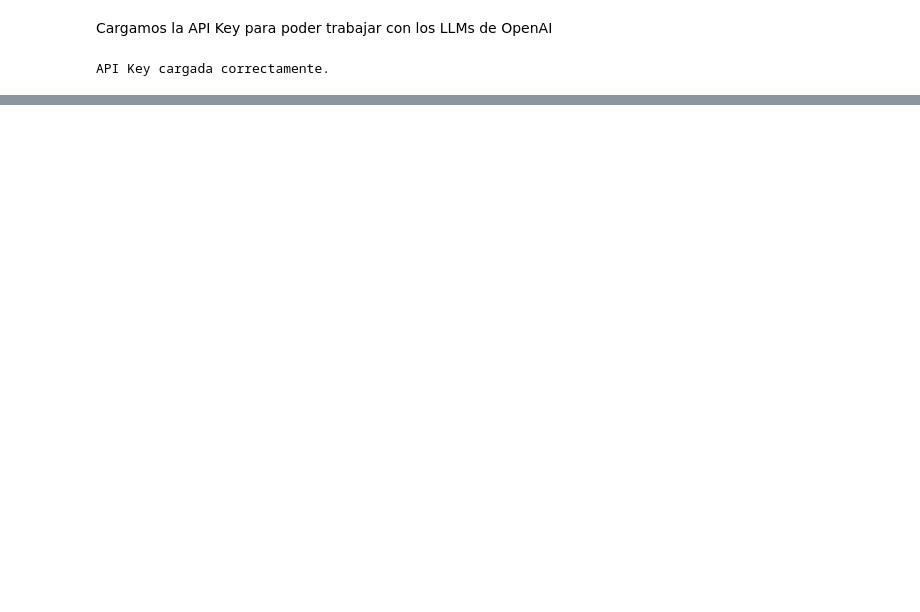
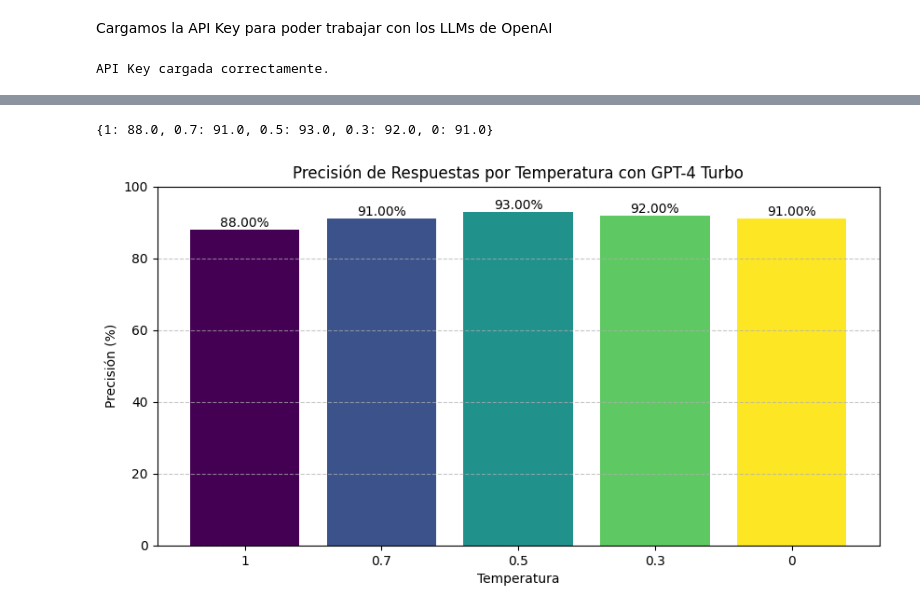
Before and after one commit to GonzaloPahissa/TFG_Gonzalo_Arguedas, a Jupyter notebook: src/OpenAI.ipynb, the cells around one changed output, grey strips where cells are left out. Saved outputs shown, nothing was run; the diff lists cells and outputs as text; code cells hidden in the pictures; blank space fills up the shorter version.

```diff
--- a/src/OpenAI.ipynb
+++ b/src/OpenAI.ipynb
@@ -64 +278,15 @@ API Key cargada correctamente.
+# %%
+def extraer_etiqueta_(respuesta):
+    """Extrae la etiqueta de la respuesta generada por el modelo."""
+    patterns = [
+        r"THE CORRECT ANSWER IS (\w):",
+        r"^\s*(\w)\.",
+        r"^\s*(\w)\s",
+        r"RESPUESTA CORRECTA: (\w)",
+    ]
+    for pattern in patterns:
+        match = re.search(pattern, respuesta, re.IGNORECASE)
+        if match:
+            return match.group(1).upper()
+    return None  # Devolver None si no encuentra una respuesta válida
 # %%
@@ -144,0 +326,3 @@ Aplicamos diferentes tecnicas para ver si mejora la precision de las respuestas
+# %%
+temperaturas = [1, 0.7, 0.5, 0.3, 0]
+resultados = evaluar_temperaturas_(dataset, "gpt-4-turbo", temperaturas)
@@ -144,0 +347,32 @@ Aplicamos diferentes tecnicas para ver si mejora la precision de las respuestas
+# %%
+precisiones = {temp: np.mean(resultados[temp]) * 100 for temp in temperaturas}
+precisiones
+# %% [output]
+{1: 88.0, 0.7: 91.0, 0.5: 93.0, 0.3: 92.0, 0: 91.0}
+# %%
+cmap = get_cmap("viridis")  # Puedes cambiar 'viridis' por cualquier otro mapa de colores disponible
+
+# Convertir las claves del diccionario a string para mejorar la visualización en el eje x
+temperaturas_str = [str(temp) for temp in precisiones.keys()]
+precision_values = list(precisiones.values())
+
+# Generar una lista de colores del mapa de colores
+colors = cmap(np.linspace(0, 1, len(precisiones)))
+
+# Graficar los resultados
+plt.figure(figsize=(10, 5))
+bars = plt.bar(temperaturas_str, precision_values, color=colors)
+plt.xlabel('Temperatura')
+plt.ylabel('Precisión (%)')
+plt.title('Precisión de Respuestas por Temperatura con GPT-4 Turbo')
+plt.ylim([0, 100])  # Asegurando que el eje y va de 0 a 100%
+plt.grid(axis='y', linestyle='--', alpha=0.7)
+
+# Añadir etiquetas de texto para cada barra
+for bar in bars:
+    yval = bar.get_height()
+    plt.text(bar.get_x() + bar.get_width()/2, yval, f"{yval:.2f}%", ha='center', va='bottom')
+
+plt.show()
+# %% [output]
+[figure, added]
```
Also changed, not shown: parts of 58 cells of this notebook.
